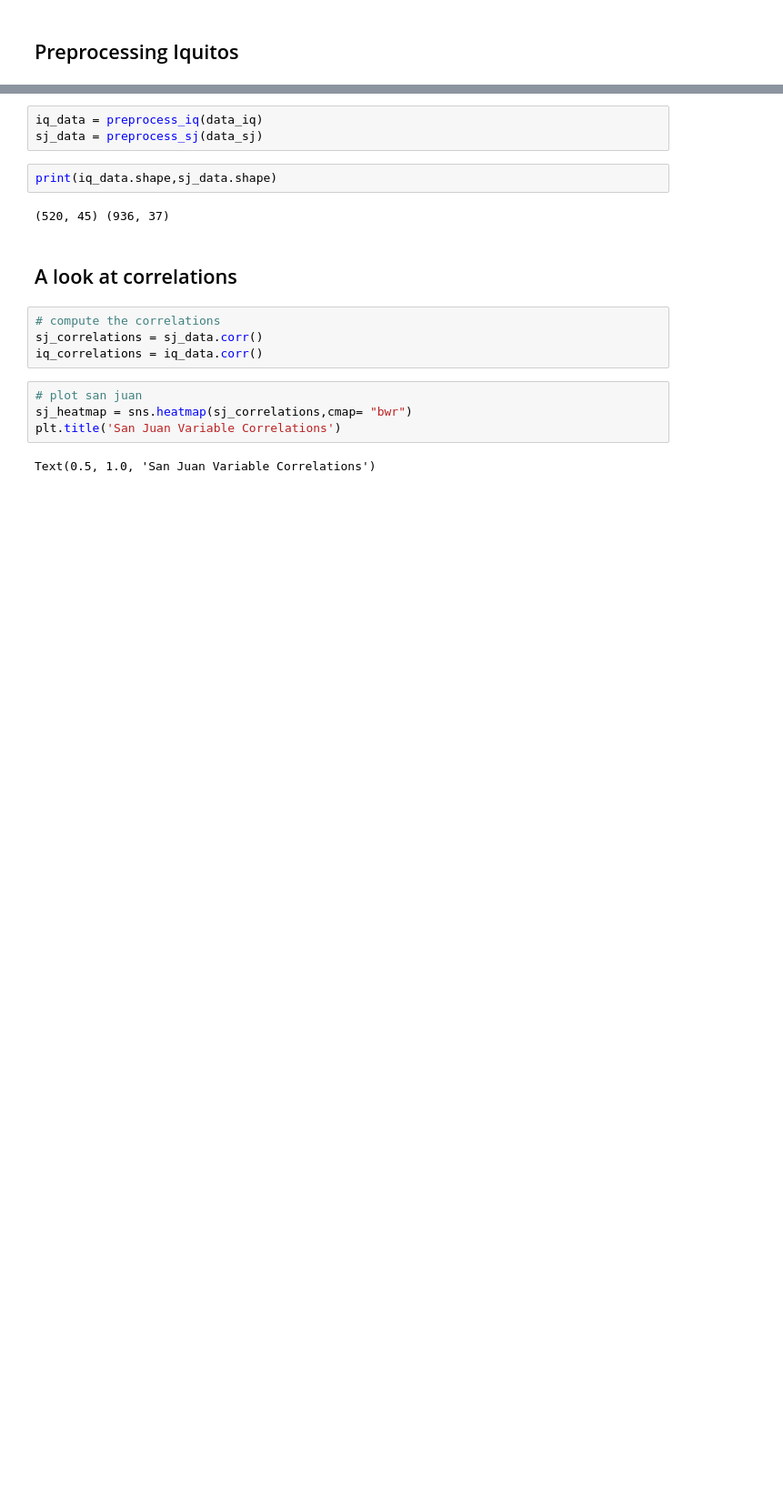
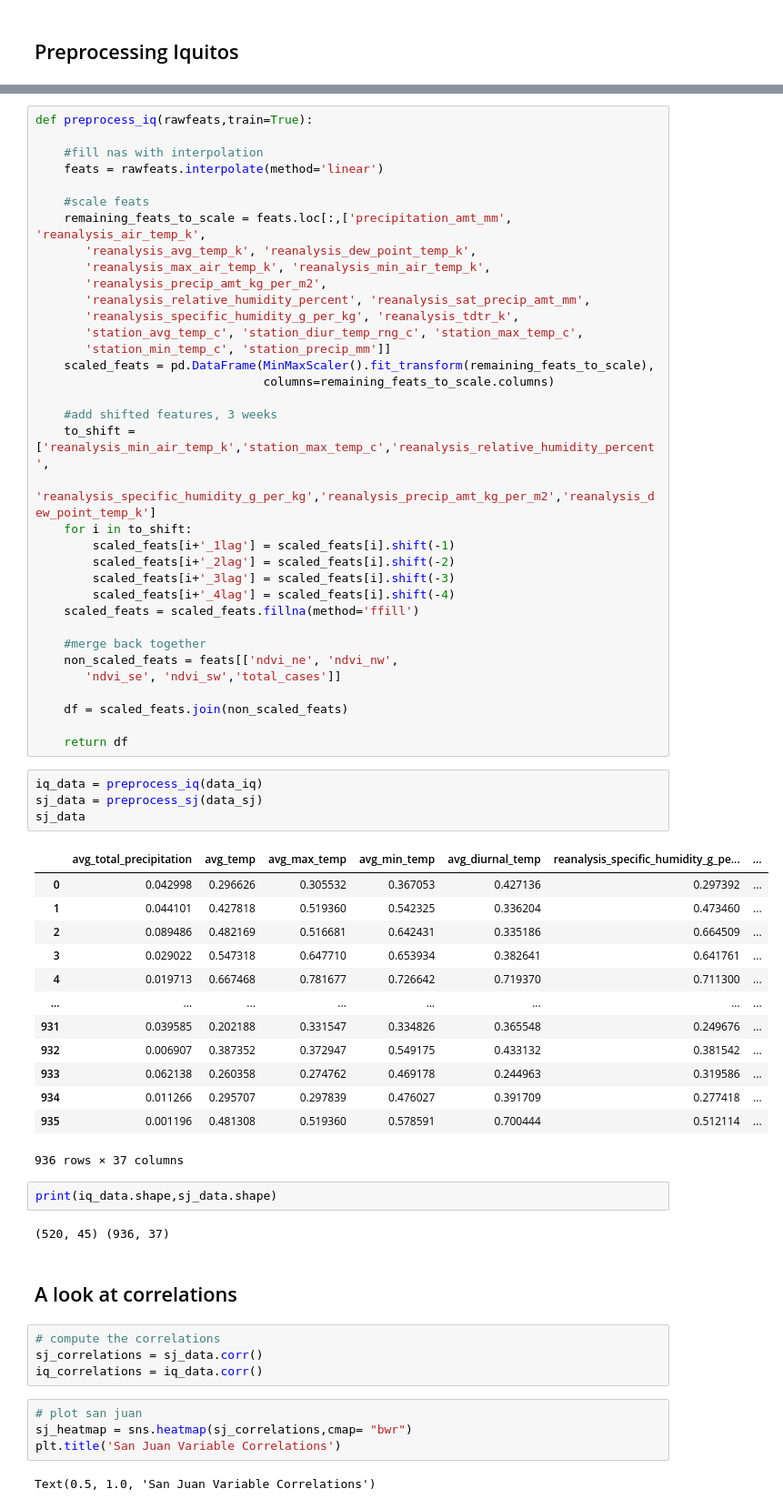
Before and after one commit to oscarschraenkler/DengAI, a Jupyter notebook: notebooks/Oscar's EDA.ipynb, the cells around one changed output, grey strips where cells are left out. Shown at 91% size. Drawn from its saved outputs; the diff is of its cells as text; blank space fills up the shorter version.

Commit message:
finished preproc

```diff
--- a/notebooks/Oscar's EDA.ipynb
+++ b/notebooks/Oscar's EDA.ipynb
@@ -237,6 +207,56 @@ def preprocess_iq(rawfeats,train=True):
+# %%
+def preprocess_iq(rawfeats,train=True):
+
+    #fill nas with interpolation
+    feats = rawfeats.interpolate(method='linear')
+
+    #scale feats
+    remaining_feats_to_scale = feats.loc[:,['precipitation_amt_mm', 'reanalysis_air_temp_k',
+       'reanalysis_avg_temp_k', 'reanalysis_dew_point_temp_k',
+       'reanalysis_max_air_temp_k', 'reanalysis_min_air_temp_k',
+       'reanalysis_precip_amt_kg_per_m2',
+       'reanalysis_relative_humidity_percent', 'reanalysis_sat_precip_amt_mm',
+       'reanalysis_specific_humidity_g_per_kg', 'reanalysis_tdtr_k',
+       'station_avg_temp_c', 'station_diur_temp_rng_c', 'station_max_temp_c',
+       'station_min_temp_c', 'station_precip_mm']]
+    scaled_feats = pd.DataFrame(MinMaxScaler().fit_transform(remaining_feats_to_scale),
+                                columns=remaining_feats_to_scale.columns)
+
+    #add shifted features, 3 weeks
+    to_shift = ['reanalysis_min_air_temp_k','station_max_temp_c','reanalysis_relative_humidity_percent',
+       'reanalysis_specific_humidity_g_per_kg','reanalysis_precip_amt_kg_per_m2','reanalysis_dew_point_temp_k']
+    for i in to_shift:
+        scaled_feats[i+'_1lag'] = scaled_feats[i].shift(-1)
+        scaled_feats[i+'_2lag'] = scaled_feats[i].shift(-2)
+        scaled_feats[i+'_3lag'] = scaled_feats[i].shift(-3)
+        scaled_feats[i+'_4lag'] = scaled_feats[i].shift(-4)
+    scaled_feats = scaled_feats.fillna(method='ffill')
+
+    #merge back together
+    non_scaled_feats = feats[['ndvi_ne', 'ndvi_nw',
+       'ndvi_se', 'ndvi_sw','total_cases']]
+
+    df = scaled_feats.join(non_scaled_feats)
+
+    return df
 # %%
 iq_data = preprocess_iq(data_iq)
 sj_data = preprocess_sj(data_sj)
+sj_data
+# %% [output]
+|  | avg_total_precipitation | avg_temp | avg_max_temp | avg_min_temp | avg_diurnal_temp | reanalysis_specific_humidity_g_pe... | ... |
+| 0 | 0.042998 | 0.296626 | 0.305532 | 0.367053 | 0.427136 | 0.297392 | ... |
+| 1 | 0.044101 | 0.427818 | 0.519360 | 0.542325 | 0.336204 | 0.473460 | ... |
+| 2 | 0.089486 | 0.482169 | 0.516681 | 0.642431 | 0.335186 | 0.664509 | ... |
+| 3 | 0.029022 | 0.547318 | 0.647710 | 0.653934 | 0.382641 | 0.641761 | ... |
+| 4 | 0.019713 | 0.667468 | 0.781677 | 0.726642 | 0.719370 | 0.711300 | ... |
+| ... | ... | ... | ... | ... | ... | ... | ... |
+| 931 | 0.039585 | 0.202188 | 0.331547 | 0.334826 | 0.365548 | 0.249676 | ... |
+| 932 | 0.006907 | 0.387352 | 0.372947 | 0.549175 | 0.433132 | 0.381542 | ... |
+| 933 | 0.062138 | 0.260358 | 0.274762 | 0.469178 | 0.244963 | 0.319586 | ... |
+| 934 | 0.011266 | 0.295707 | 0.297839 | 0.476027 | 0.391709 | 0.277418 | ... |
+| 935 | 0.001196 | 0.481308 | 0.519360 | 0.578591 | 0.700444 | 0.512114 | ... |
+936 rows × 37 columns
 # %%
 print(iq_data.shape,sj_data.shape)
 # %% [output]
```
Also changed, not shown: parts of 8 cells of this notebook.
